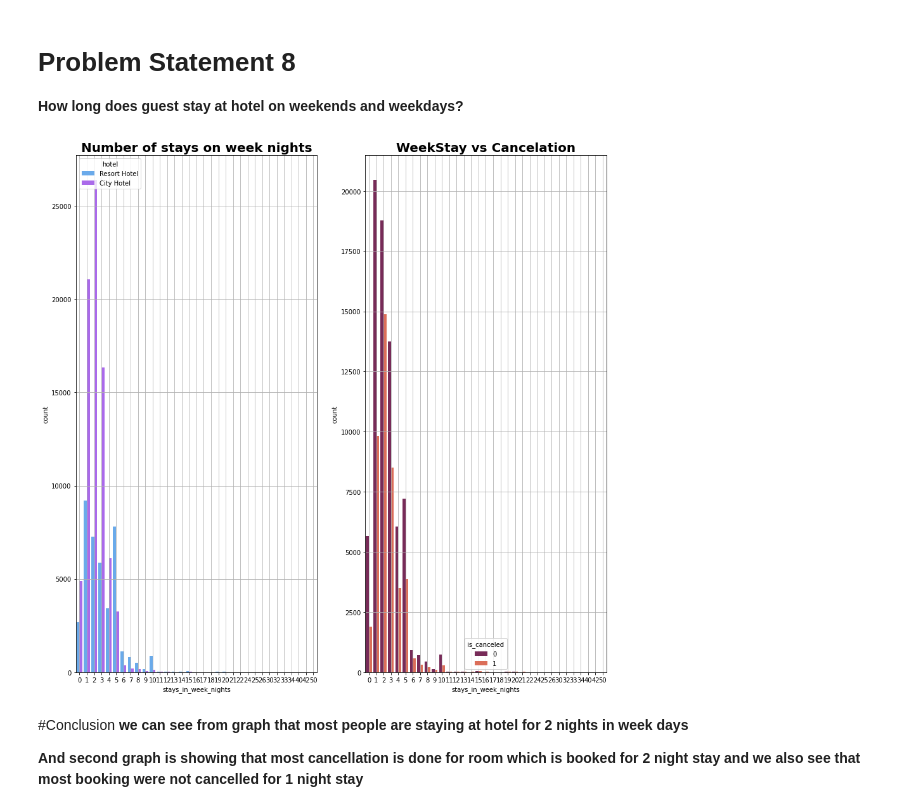
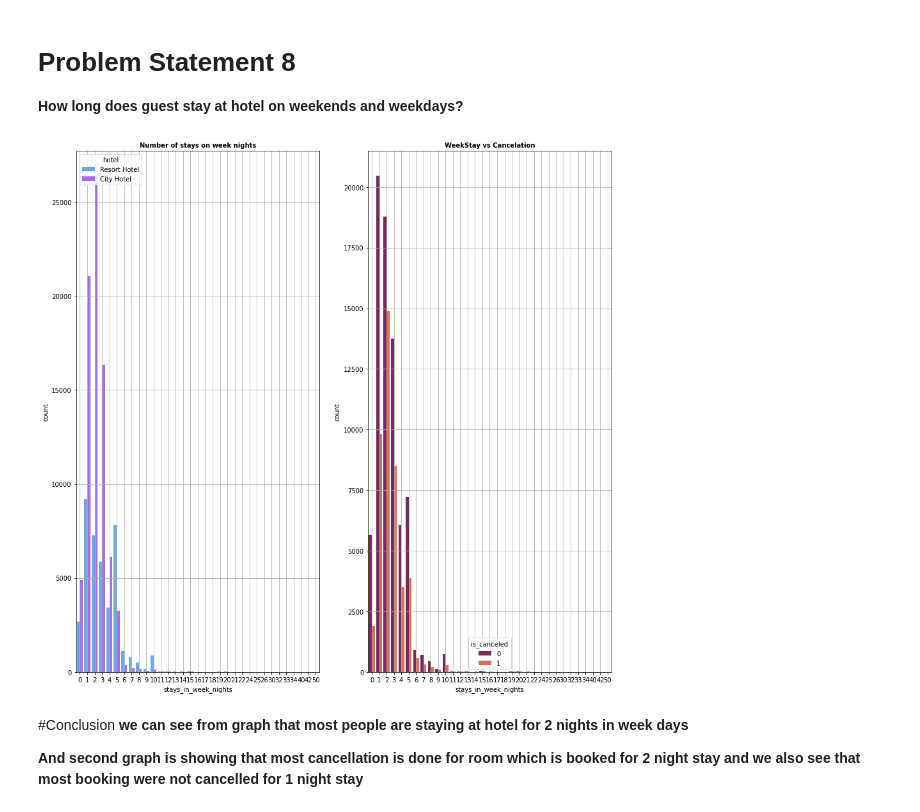
Before and after one commit to Aaryant31/Hotel-Booking-Analysis, a Jupyter notebook: Hotel_Booking_Analysis_Capstone_Project.ipynb, the cells around one changed output. Cells and saved outputs as stored; diff of their text form; code cells hidden in the pictures.

```diff
--- a/Hotel_Booking_Analysis_Capstone_Project.ipynb
+++ b/Hotel_Booking_Analysis_Capstone_Project.ipynb
@@ -380,17 +380,17 @@ plt.show()
 # %%
 plt.figure(figsize=(15, 15))
 plt.subplot(1, 2, 1)
 sns.countplot(data = hotel_df, x = 'stays_in_week_nights',hue='hotel' ,palette='cool')
-plt.title("Number of stays on week nights",fontweight="bold", size=20)
+plt.title("Number of stays on week nights",fontweight="bold", size=10)
 plt.grid()
 plt.subplot(1, 2, 2)
 sns.countplot(data = hotel_df, x = 'stays_in_week_nights', hue='is_canceled', palette='rocket')
-plt.title('WeekStay vs Cancelation',fontweight="bold", size=20)
+plt.title('WeekStay vs Cancelation',fontweight="bold", size=10)
 plt.grid()
 
 plt.show()
 # %% [output]
-[figure, old version]
+[figure, new version]
 # %% [markdown]
 #Conclusion
 **we can see from graph that most people are staying at hotel for 2 nights in week days**
```
Also changed, not shown: parts of 2 cells of this notebook.
